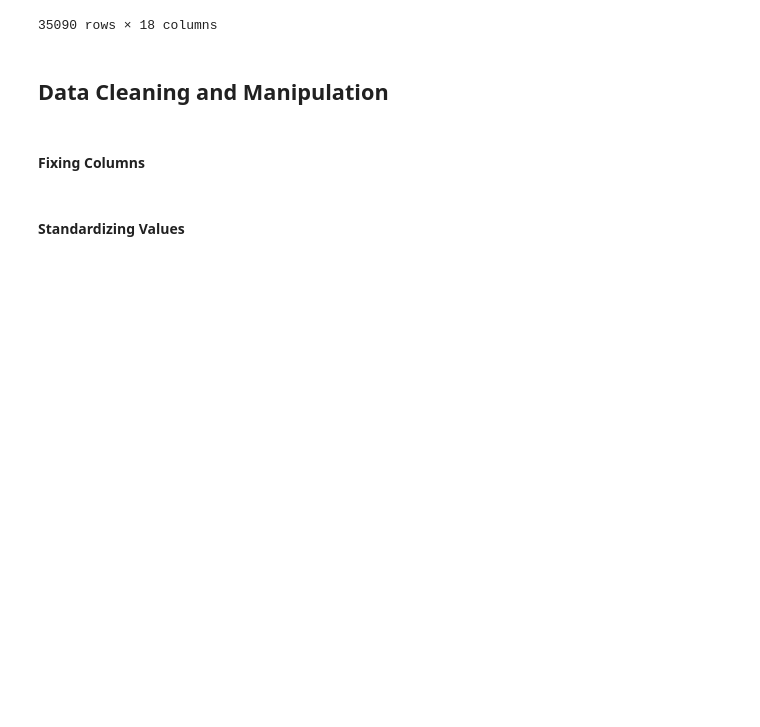
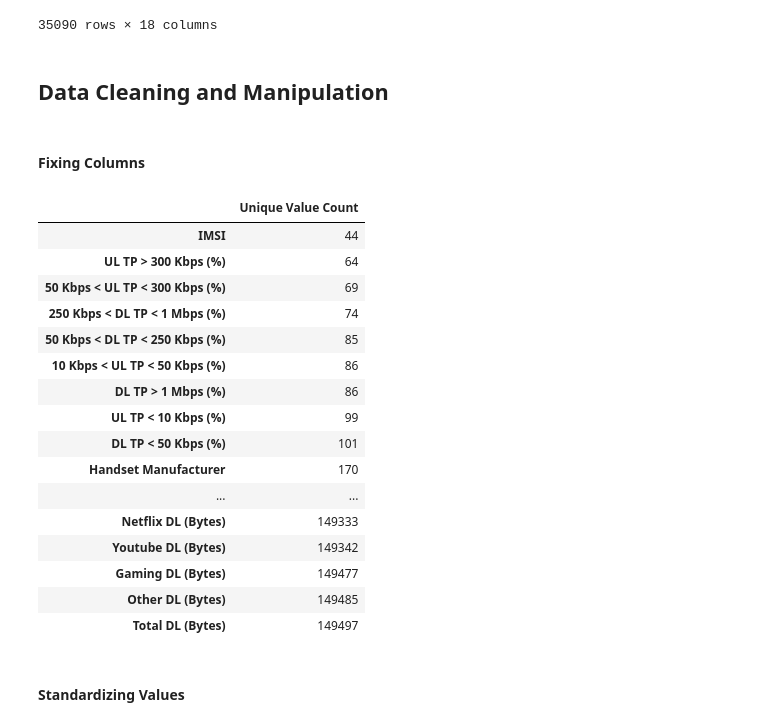
Before and after one commit to DePacifier/TeleCo-Analysis, a Jupyter notebook: notebooks/user_overview_analysis.ipynb, the cells around one changed output. Saved outputs shown, nothing was run; the diff lists cells and outputs as text; code cells hidden in the pictures; blank space fills up the shorter version.

```diff
--- a/notebooks/user_overview_analysis.ipynb
+++ b/notebooks/user_overview_analysis.ipynb
@@ -226,4 +226,25 @@ from data_cleaner import DataCleaner
 cleaner = DataCleaner(explorer.df)
 # %% [markdown]
 #### Fixing Columns
+# %%
+# changing datatypes
+explorer.get_dataframe_columns_unique_value_count()
+# %% [output]
+|  | Unique Value Count |
+| IMSI | 44 |
+| UL TP > 300 Kbps (%) | 64 |
+| 50 Kbps < UL TP < 300 Kbps (%) | 69 |
+| 250 Kbps < DL TP < 1 Mbps (%) | 74 |
+| 50 Kbps < DL TP < 250 Kbps (%) | 85 |
+| 10 Kbps < UL TP < 50 Kbps (%) | 86 |
+| DL TP > 1 Mbps (%) | 86 |
+| UL TP < 10 Kbps (%) | 99 |
+| DL TP < 50 Kbps (%) | 101 |
+| Handset Manufacturer | 170 |
+| ... | ... |
+| Netflix DL (Bytes) | 149333 |
+| Youtube DL (Bytes) | 149342 |
+| Gaming DL (Bytes) | 149477 |
+| Other DL (Bytes) | 149485 |
+| Total DL (Bytes) | 149497 |
 # %%
```
Also changed, not shown: parts of 13 cells of this notebook, 2 other files.
